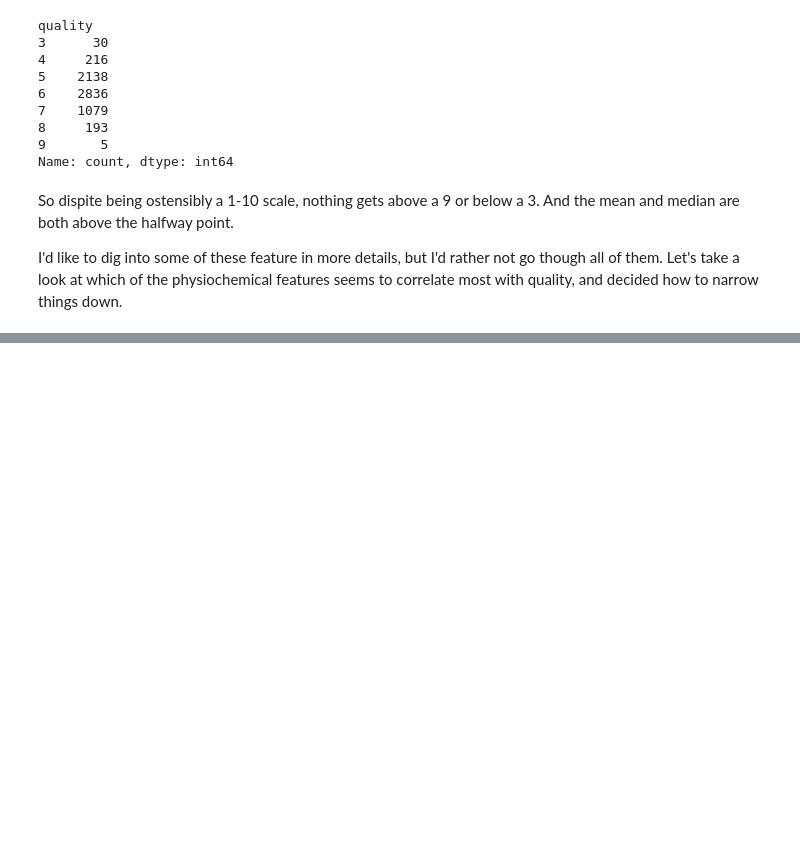
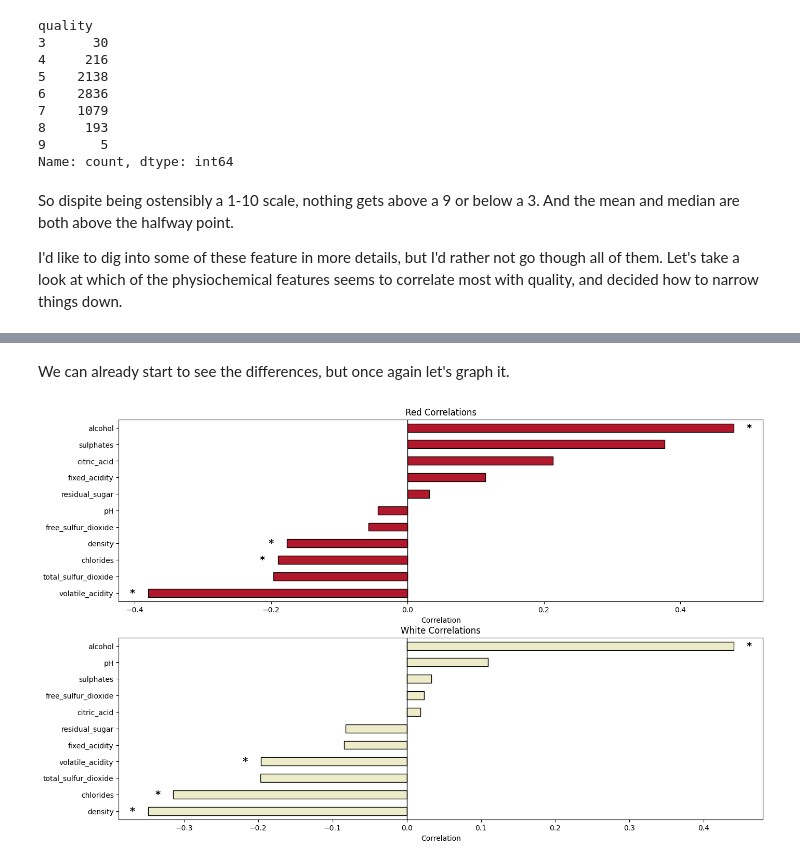
Before and after one commit to jklydev/everything-counts-summative-1, a Jupyter notebook: wine.ipynb, the cells around one changed output, grey strips where cells are left out. Saved outputs shown, nothing was run; the diff lists cells and outputs as text; code cells hidden in the pictures; blank space fills up the shorter version.

```diff
--- a/wine.ipynb
+++ b/wine.ipynb
@@ -220,0 +220,3 @@ quality_correlation_significance
+# %%
+red_corr = get_quality_correlations(red_wines)
+red_corr
@@ -220,0 +236,3 @@ quality_correlation_significance
+# %%
+white_corr = get_quality_correlations(white_wines)
+white_corr
@@ -220,0 +252,56 @@ quality_correlation_significance
+# %% [markdown]
+We can already start to see the differences, but once again let's graph it.
+# %%
+fig, [red_ax, white_ax] = plt.subplots(nrows=2, ncols=1, figsize=(16, 10))
+
+highlight_features = {"alcohol", "density", "volatile_acidity", "chlorides"}
+
+
+def mark_key_features(ax, correlations):
+    x_range = ax.get_xlim()[1] - ax.get_xlim()[0]
+    offset = 0.02 * x_range
+    for bar, feature in zip(ax.patches, correlations.index):
+        if feature in highlight_features:
+            x = bar.get_width()
+            y = bar.get_y() + bar.get_height() / 2
+            ax.text(
+                x + (offset if x >= 0 else -offset),
+                y,
+                "*",
+                va="center",
+                ha="left" if x >= 0 else "right",
+                fontsize=14,
+                fontweight="bold",
+                color="black",
+            )
+
+red_corr.plot(
+    kind="barh",
+    ax=red_ax,
+    edgecolor="black",
+    color="#b2182b"
+
+)
+red_ax.set_title("Red Correlations")
+red_ax.set_xlabel("Correlation")
+red_ax.set_ylabel("")
+red_ax.legend().set_visible(False)
+red_ax.axvline(0, color="black", linewidth=1)
+mark_key_features(red_ax, red_corr)
+
+white_corr.plot(
+    kind="barh",
+    ax=white_ax,
+    edgecolor="black",
+    color="#ececc9"
+)
+white_ax.set_title("White Correlations")
+white_ax.set_xlabel("Correlation")
+white_ax.set_ylabel("")
+white_ax.legend().set_visible(False)
+white_ax.axvline(0, color="black", linewidth=1)
+mark_key_features(white_ax, white_corr)
+
+plt.show()
+# %% [output]
+[figure, added]
```
Also changed, not shown: parts of 17 cells of this notebook.
